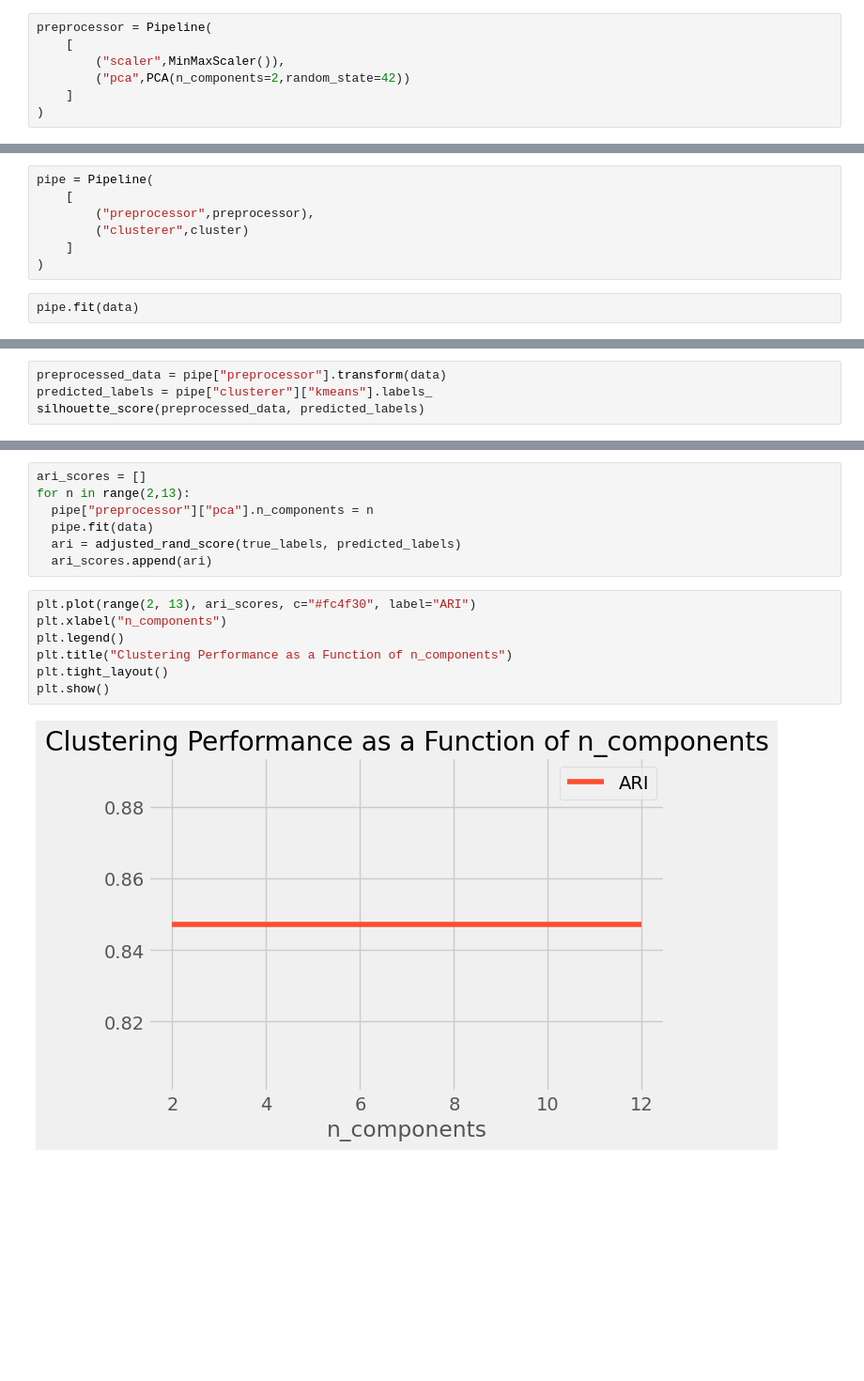
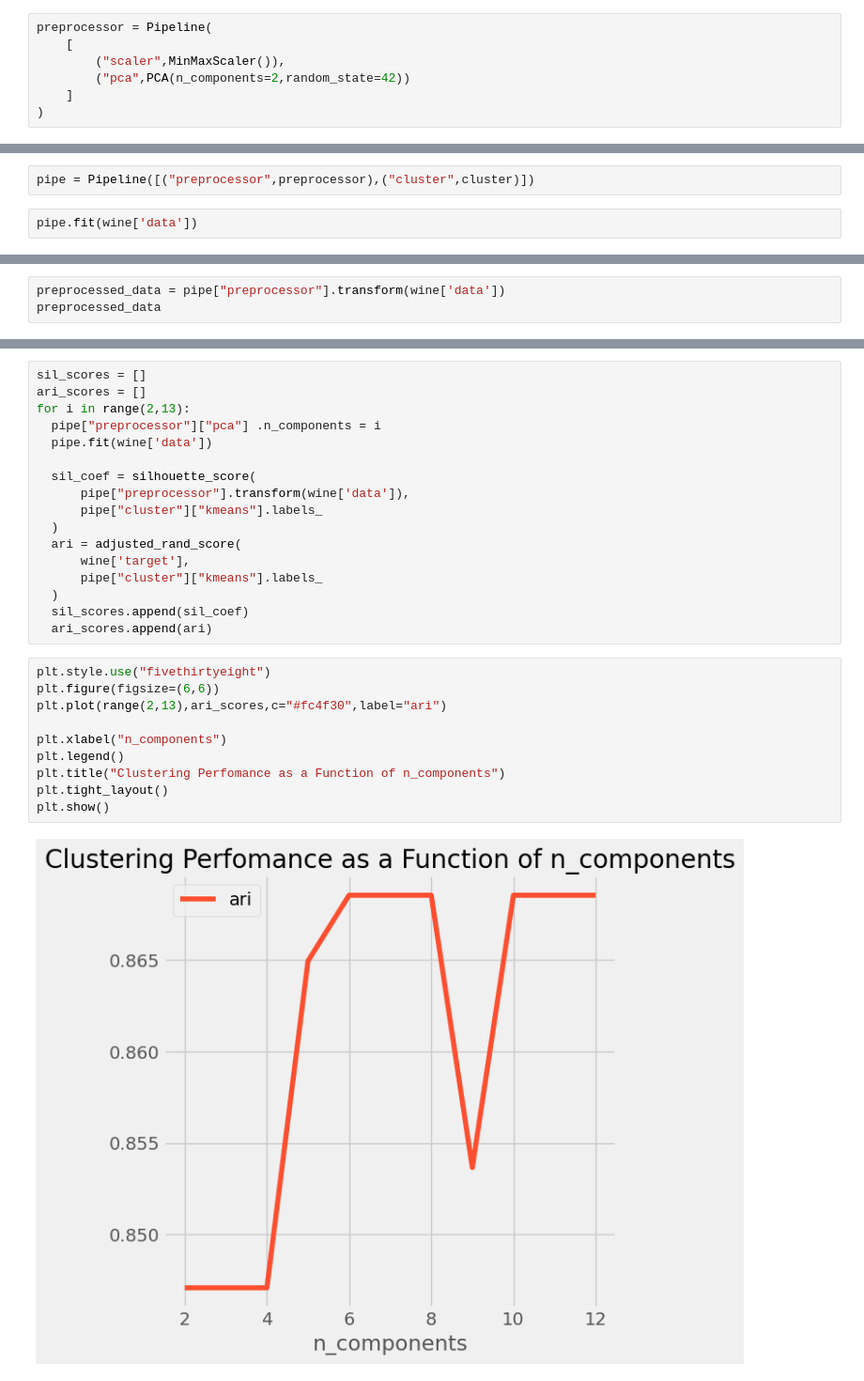
Before and after one commit to RDLL/curso_mineria_de_datos, a Jupyter notebook: Tarea_7.ipynb, the cells around one changed output, grey strips where cells are left out. Shown at 94% size. Drawn from its saved outputs; the diff is of its cells as text; blank space fills up the shorter version.

```diff
--- a/Tarea_7.ipynb
+++ b/Tarea_7.ipynb
@@ -133,12 +111,7 @@ cluster = Pipeline(
 # %%
-pipe = Pipeline(
-    [
-        ("preprocessor",preprocessor),
-        ("clusterer",cluster)
-    ]
-)
+pipe = Pipeline([("preprocessor",preprocessor),("cluster",cluster)])
 # %%
-pipe.fit(data)
+pipe.fit(wine['data'])
 # %% [output]
 Pipeline(steps=[('preprocessor',
                  Pipeline(steps=[('scaler', MinMaxScaler()),
@@ -149,7 +122,6 @@ Pipeline(steps=[('preprocessor',
                                   KMeans(max_iter=5000, n_clusters=3, n_init=50,
                                          random_state=42))]))])
 # %%
-preprocessed_data = pipe["preprocessor"].transform(data)
-predicted_labels = pipe["clusterer"]["kmeans"].labels_
-silhouette_score(preprocessed_data, predicted_labels)
+preprocessed_data = pipe["preprocessor"].transform(wine['data'])
+preprocessed_data
 # %% [output]
@@ -231,16 +214,29 @@ Normalized confusion matrix
 # %%
+sil_scores = []
 ari_scores = []
-for n in range(2,13):
-  pipe["preprocessor"]["pca"].n_components = n
-  pipe.fit(data)
-  ari = adjusted_rand_score(true_labels, predicted_labels)
+for i in range(2,13):
+  pipe["preprocessor"]["pca"] .n_components = i
+  pipe.fit(wine['data'])
+
+  sil_coef = silhouette_score(
+      pipe["preprocessor"].transform(wine['data']),
+      pipe["cluster"]["kmeans"].labels_
+  )
+  ari = adjusted_rand_score(
+      wine['target'],
+      pipe["cluster"]["kmeans"].labels_
+  )
+  sil_scores.append(sil_coef)
   ari_scores.append(ari)
 # %%
-plt.plot(range(2, 13), ari_scores, c="#fc4f30", label="ARI")
+plt.style.use("fivethirtyeight")
+plt.figure(figsize=(6,6))
+plt.plot(range(2,13),ari_scores,c="#fc4f30",label="ari")
+
 plt.xlabel("n_components")
 plt.legend()
-plt.title("Clustering Performance as a Function of n_components")
+plt.title("Clustering Perfomance as a Function of n_components")
 plt.tight_layout()
 plt.show()
 # %% [output]
-[figure, old version]
+[figure, new version]
```
Also changed, not shown: parts of 36 cells of this notebook.
